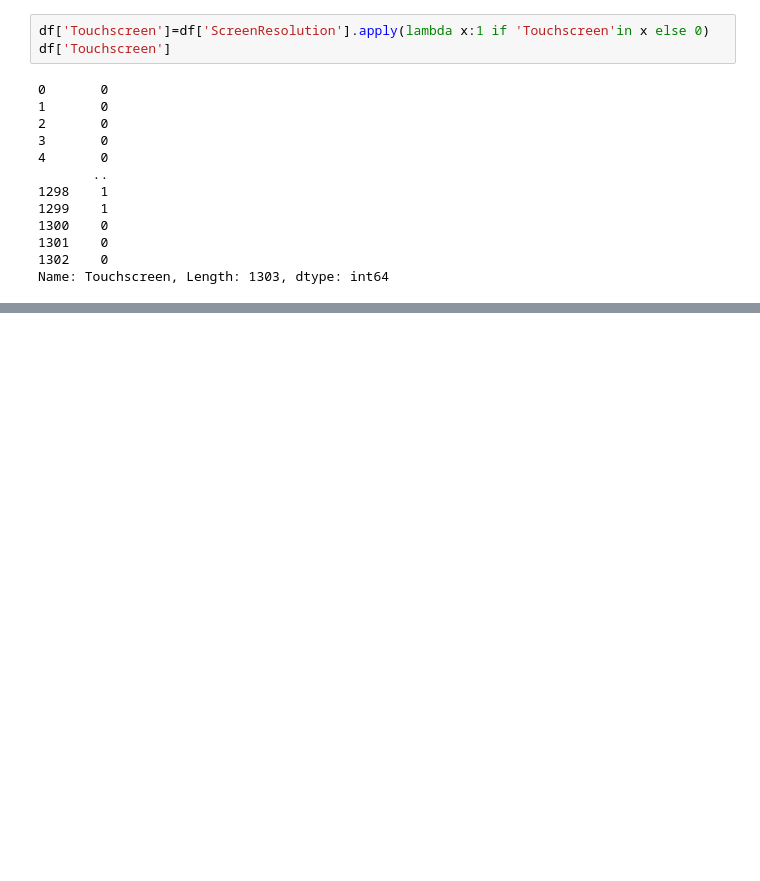
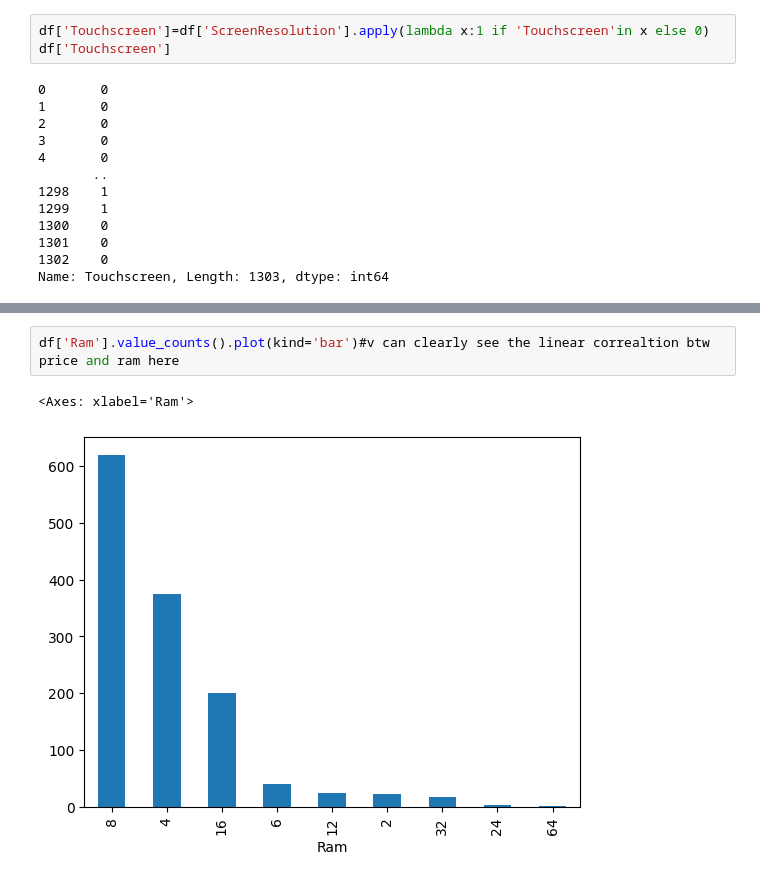
Before and after one commit to Neeraj-Fulpatiya/Laptop-Price-Predictor, a Jupyter notebook: laptop-price-predictor.ipynb, the cells around one changed output, grey strips where cells are left out. Drawn from its saved outputs; the diff is of its cells as text; blank space fills up the shorter version.

```diff
--- a/laptop-price-predictor.ipynb
+++ b/laptop-price-predictor.ipynb
@@ -225,0 +295,5 @@ memory usage: 132.5+ KB
+# %%
+df['Ram'].value_counts().plot(kind='bar')#v can clearly see the linear correaltion btw price and ram here
+# %% [output]
+<Axes: xlabel='Ram'>
+[figure, added]
```
Also changed, not shown: parts of 38 cells of this notebook.
